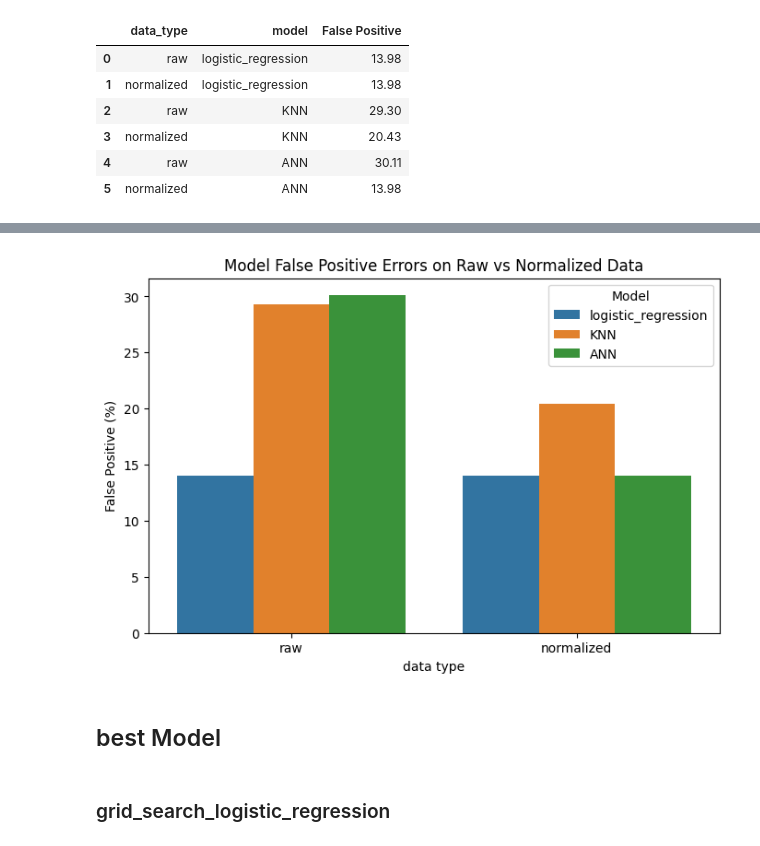
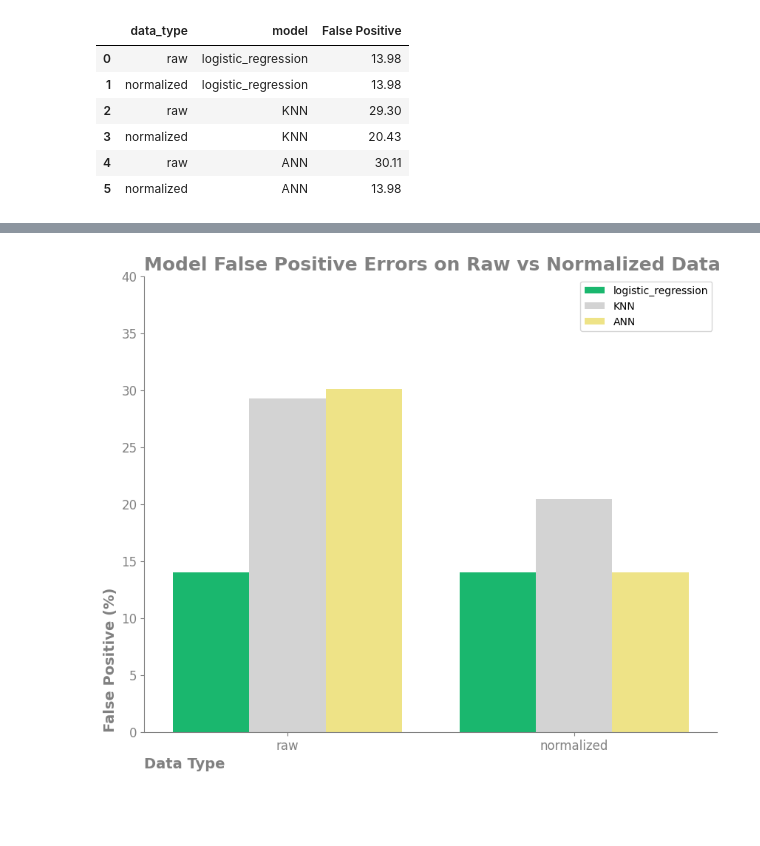
Before and after one commit to Nimaa98/Prediction-of-Loan-Eligibility, a Jupyter notebook: notebooks/comparison of models and conclusion.ipynb, the cells around one changed output, grey strips where cells are left out. Saved outputs shown, nothing was run; the diff lists cells and outputs as text; code cells hidden in the pictures; blank space fills up the shorter version.

```diff
--- a/notebooks/comparison of models and conclusion.ipynb
+++ b/notebooks/comparison of models and conclusion.ipynb
@@ -37,0 +28,7 @@ plt.show()
+# %%
+custom_palette = {
+    "logistic_regression" : '#00D170',
+    "KNN": '#d3d3d3' ,
+    "ANN" : '#fff176',
+
+}
@@ -116,17 +223,47 @@ MFP_reset
 # %%
-plt.figure(figsize=(8, 5))
-sns.barplot(data=MFP_reset, x="data_type", y="False Positive", hue="model")
+fig , ax = plt.subplots(figsize=(10, 8))
+sns.barplot(data=MFP_reset,
+            x="data_type",
+            y="False Positive",
+            hue="model",
+            palette=custom_palette)
 
-plt.title("Model False Positive Errors on Raw vs Normalized Data")
-plt.ylabel("False Positive (%)")
-plt.xlabel("data type")
-plt.legend(title="Model")
+
+ax.set_title("Model False Positive Errors on Raw vs Normalized Data",
+    loc = "left",
+    weight = 'bold',
+    fontsize = 18,
+    color='gray',)
+
+
+
+ax.set_ylabel("False Positive (%)",
+    loc = "bottom",
+    weight = 'bold',
+    fontsize = 14,
+    color='gray')
+
+
+ax.set_xlabel("Data Type",
+    loc = "left",
+    weight = 'bold',
+    fontsize = 14,
+    color='gray',)
+
+
+plt.legend()
+ax.spines[["right", "top"]].set_visible(False)
+ax.spines[["bottom", "left"]].set_color("gray")
+ax.tick_params(axis='x' , color = "gray", labelsize = 'large')
+ax.tick_params(axis='y' , color = "gray", labelsize = 'large')
+ax.tick_params(axis = 'x' , colors = 'gray' , labelsize='large')
+ax.tick_params(axis = 'y' , colors = 'gray' , labelsize = 'large')
+
+ax.set_ylim([0,40])
+
+
 
 plt.savefig("../reports/figures/False_Positive_Errors.png", dpi=300)
-# plt.grid(axis="y", linestyle="--", alpha=0.6)
+plt.show()
 # %% [output]
-[figure, old version]
+[figure, new version]
-# %% [markdown]
-<h2>best Model</h2>
-# %% [markdown]
-<h3>grid_search_logistic_regression</h3>
```
Also changed, not shown: parts of 13 cells of this notebook, 16 other files.
